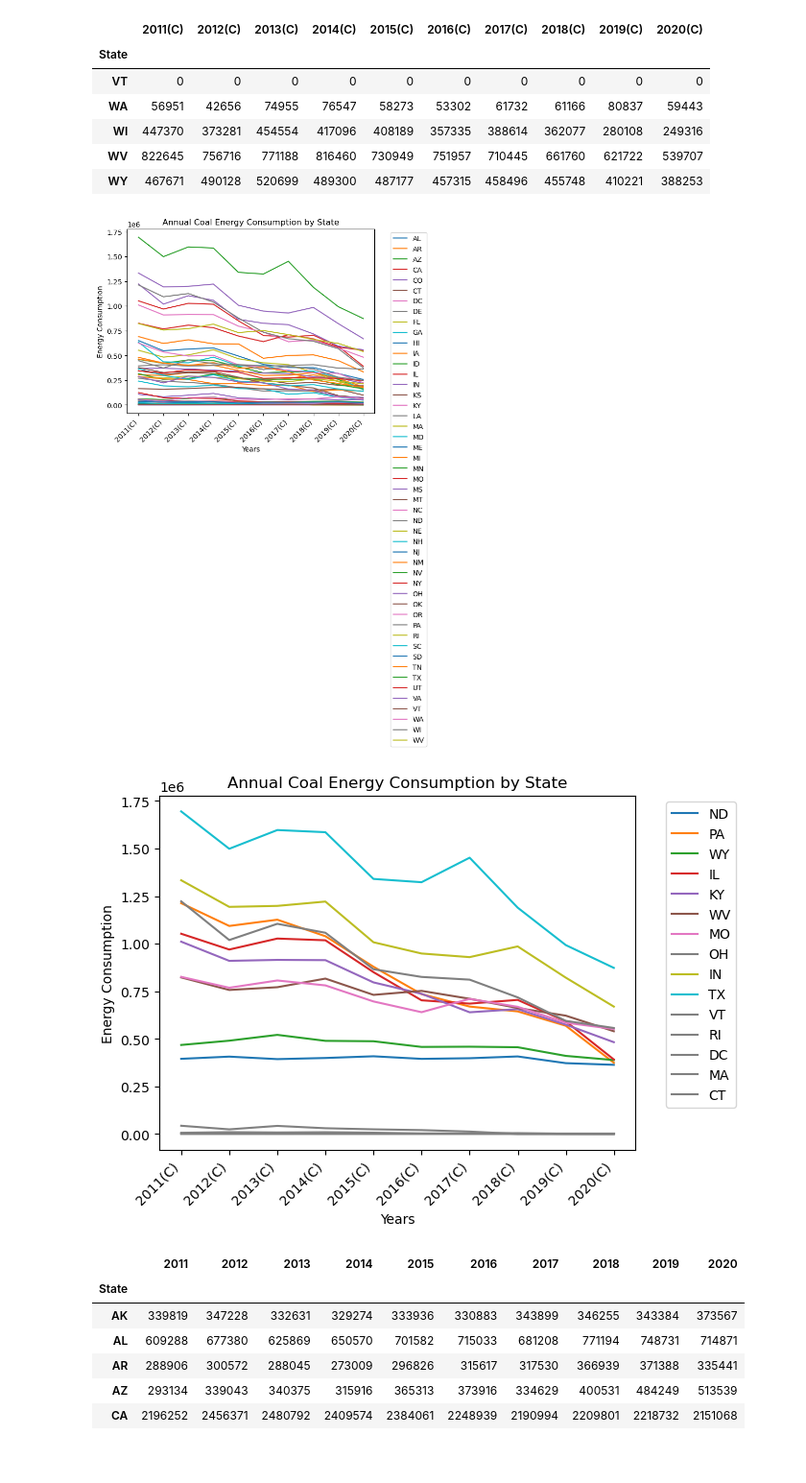
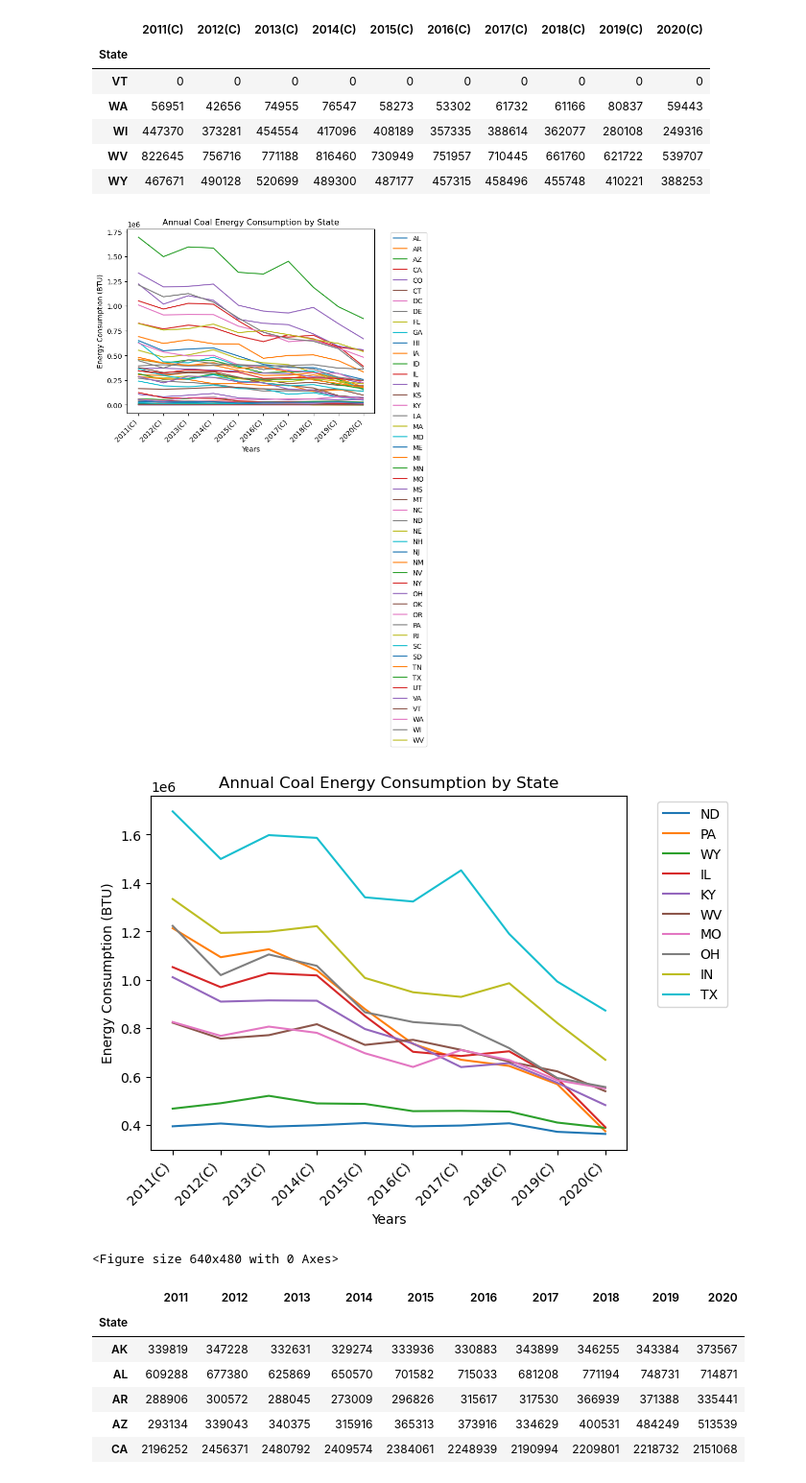
Before and after one commit to fraserclaire/Group3_Project4, a Jupyter notebook: ac/visuals_combined_and_renewable_energy.ipynb, the cells around one changed output. Shown at 96% size. Cells and saved outputs as stored; diff of their text form; code cells hidden in the pictures.

Commit message:
Completed more visuals. Exported plots as png files.

```diff
--- a/ac/visuals_combined_and_renewable_energy.ipynb
+++ b/ac/visuals_combined_and_renewable_energy.ipynb
@@ -61,7 +61,7 @@ for index, row in coal_energy.iloc[1:-1].iterrows():
 
 # Add legend and display the plot
 plt.xlabel('Years')
-plt.ylabel('Energy Consumption')
+plt.ylabel('Energy Consumption (BTU)')
 plt.title('Annual Coal Energy Consumption by State')
 plt.xticks(range(len(coal_energy.columns)), coal_energy.columns, rotation=45, ha='right')
 
@@ -69,45 +69,49 @@ plt.xticks(range(len(coal_energy.columns)), coal_energy.columns, rotation=45, ha
 plt.legend(bbox_to_anchor=(1.05, 1), loc='upper left')
 plt.show()
 # %% [output]
-[figure, old version]
+[figure, new version]
 # %%
 # Sort the DataFrame based on the '2020(C)' column
 sorted_coal_energy = coal_energy.sort_values(by='2020(C)')
 
 # Select the top 10 states with the highest values for '2020(C)'
 top_10_states = sorted_coal_energy.tail(10)
 
 # Select the bottom 5 states with the lowest values for '2020(C)'
-bottom_5_states = sorted_coal_energy.head(5)
+# bottom_5_states = sorted_coal_energy.head(5)
 
 # Plot the data for the top 10 states
 for index, row in top_10_states.iterrows():
     row.plot(label=index)
 
 # Plot the data for the bottom 5 states
-for index, row in bottom_5_states.iterrows():
-    row.plot(label=index, color='gray')
+# for index, row in bottom_5_states.iterrows():
+#     row.plot(label=index, color='gray')
 
 
 # Add legend and display the plot
 plt.xlabel('Years')
-plt.ylabel('Energy Consumption')
+plt.ylabel('Energy Consumption (BTU)')
 plt.title('Annual Coal Energy Consumption by State')
 
 # Add xticks for each index and tilt the labels
 plt.xticks(range(len(coal_energy.columns)), coal_energy.columns, rotation=45, ha='right')
 
 # Add legend on the side
 plt.legend(bbox_to_anchor=(1.05, 1), loc='upper left')
 
 # Set the limits for the x-axis and y-axis to zoom in
 # plt.xlim(0, len(coal_energy.columns))
 # plt.ylim(0, None)
 
 # Display the plot
 plt.show()
+
+# Export plots as png files
+plt.savefig("energy_by_types_visuals/annual_coal_consumption_top_10_US.png")
 # %% [output]
-[figure, old version]
+[figure, new version]
+<Figure size 640x480 with 0 Axes>
 # %%
 
 gas = energy_consumption['Natural Gas']
```
Also changed, not shown: parts of 32 cells of this notebook, 14 other files.
